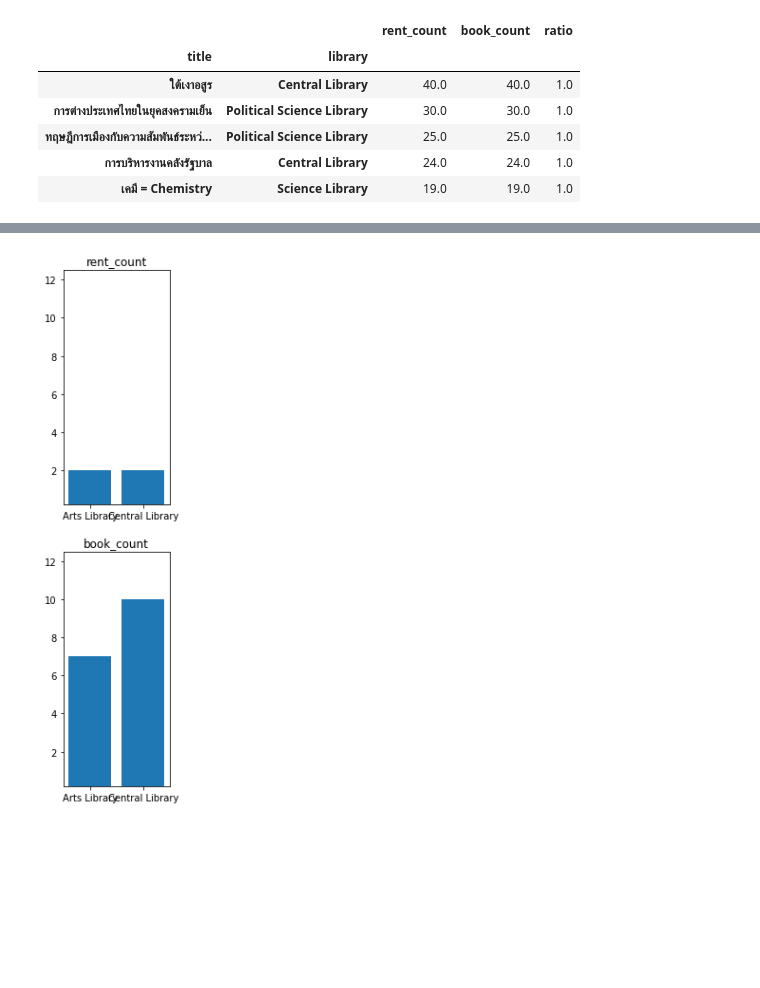
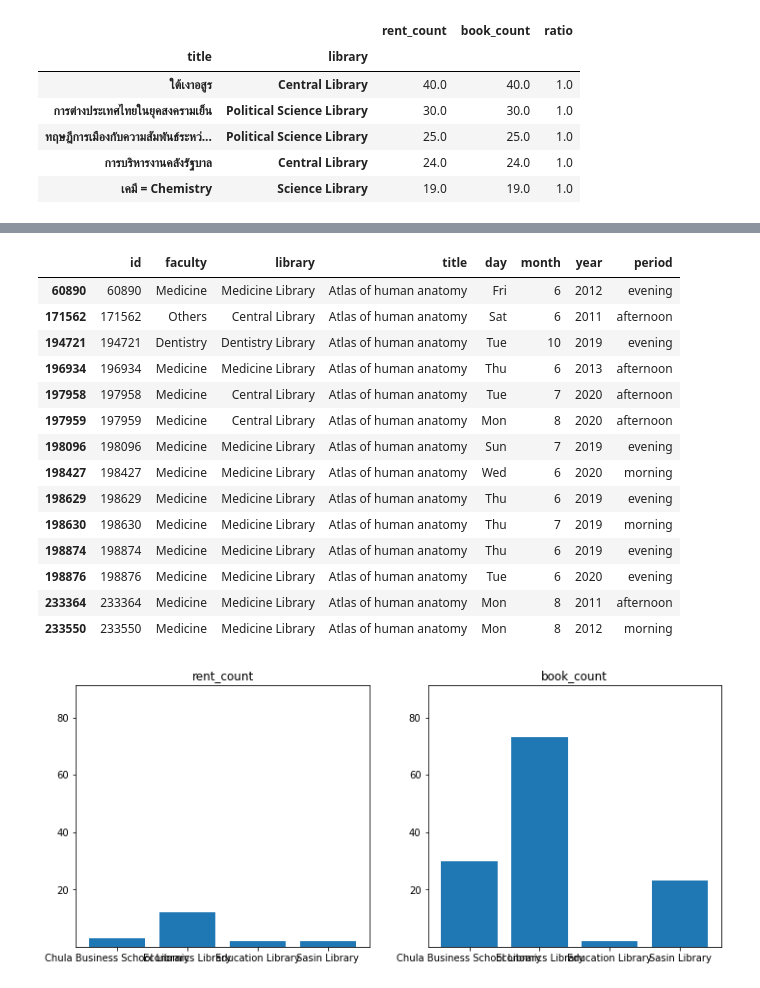
Before and after one commit to puripant/library-dash-public, a Jupyter notebook: notebooks/001_unbalance_book.ipynb, the cells around one changed output, grey strips where cells are left out. Saved outputs shown, nothing was run; the diff lists cells and outputs as text; code cells hidden in the pictures; blank space fills up the shorter version.

```diff
--- a/notebooks/001_unbalance_book.ipynb
+++ b/notebooks/001_unbalance_book.ipynb
@@ -7,6 +7,7 @@ import ipywidgets as widgets
 from IPython.display import display
 
 import matplotlib.pyplot as plt
+plt.rcParams['font.family'] = 'tahoma'
 # %%
 def read_file(path):
     return pd.io.json.read_json(get_path(path))
@@ -93,9 +94,12 @@ def compare(ser):
     idx_min = np.argmin(ratio)
     idx_max = np.argmax(ratio)
 #     print(book[idx_max], book[idx_min])
-    unbalance = book[idx_max] < book[idx_min]
-    return unbalance
+    unbalance = 1 * book[idx_max] < book[idx_min]
+    morethan = book.sum() > 100
+#     equal = abs(book.max() - book.min()) < 5
+    return unbalance and morethan
 
 unbalance = book_multiple_library.iloc[:].groupby(level=0).filter(compare)
+print(unbalance.shape)
 unbalance.head()
 # %% [output]
@@ -129,19 +183,38 @@ titles = unbalance.index.get_level_values(0).unique()
+# %%
+rent_df = dfs['rent']
+rent_df[rent_df['title'] == 'Atlas of human anatomy']
+# %% [output]
+|  | id | faculty | library | title | day | month | year | period |
+| 60890 | 60890 | Medicine | Medicine Library | Atlas of human anatomy | Fri | 6 | 2012 | evening |
+| 171562 | 171562 | Others | Central Library | Atlas of human anatomy | Sat | 6 | 2011 | afternoon |
+| 194721 | 194721 | Dentistry | Dentistry Library | Atlas of human anatomy | Tue | 10 | 2019 | evening |
+| 196934 | 196934 | Medicine | Medicine Library | Atlas of human anatomy | Thu | 6 | 2013 | afternoon |
+| 197958 | 197958 | Medicine | Central Library | Atlas of human anatomy | Tue | 7 | 2020 | afternoon |
+| 197959 | 197959 | Medicine | Central Library | Atlas of human anatomy | Mon | 8 | 2020 | afternoon |
+| 198096 | 198096 | Medicine | Medicine Library | Atlas of human anatomy | Sun | 7 | 2019 | evening |
+| 198427 | 198427 | Medicine | Medicine Library | Atlas of human anatomy | Wed | 6 | 2020 | morning |
+| 198629 | 198629 | Medicine | Medicine Library | Atlas of human anatomy | Thu | 6 | 2019 | evening |
+| 198630 | 198630 | Medicine | Medicine Library | Atlas of human anatomy | Thu | 7 | 2019 | morning |
+| 198874 | 198874 | Medicine | Medicine Library | Atlas of human anatomy | Thu | 6 | 2019 | evening |
+| 198876 | 198876 | Medicine | Medicine Library | Atlas of human anatomy | Tue | 6 | 2020 | evening |
+| 233364 | 233364 | Medicine | Medicine Library | Atlas of human anatomy | Mon | 8 | 2011 | afternoon |
+| 233550 | 233550 | Medicine | Medicine Library | Atlas of human anatomy | Mon | 8 | 2012 | morning |
 # %%
 title = titles[1]
 x = book_multiple_library.loc[title].index
 d = book_multiple_library.loc[title].values
-fig, axs = plt.subplots(2)
+fig, axs = plt.subplots(1, 2)
 extent = [d.min(), d.max() * 1.25]
 axs[0].bar(x=x,
            height=d[:,0],
            )
 axs[0].set_title('rent_count')
 axs[0].set_ylim(*extent)
 
 axs[1].bar(x=x,
            height=d[:,1])
 axs[1].set_title('book_count')
 axs[1].set_ylim(*extent)
-fig.set_size_inches(2, 10)
+fig.set_size_inches(12, 5)
 # %% [output]
-[figure, old version]
+[figure, new version]
```
Also changed, not shown: parts of 6 cells of this notebook, 3 other files.
